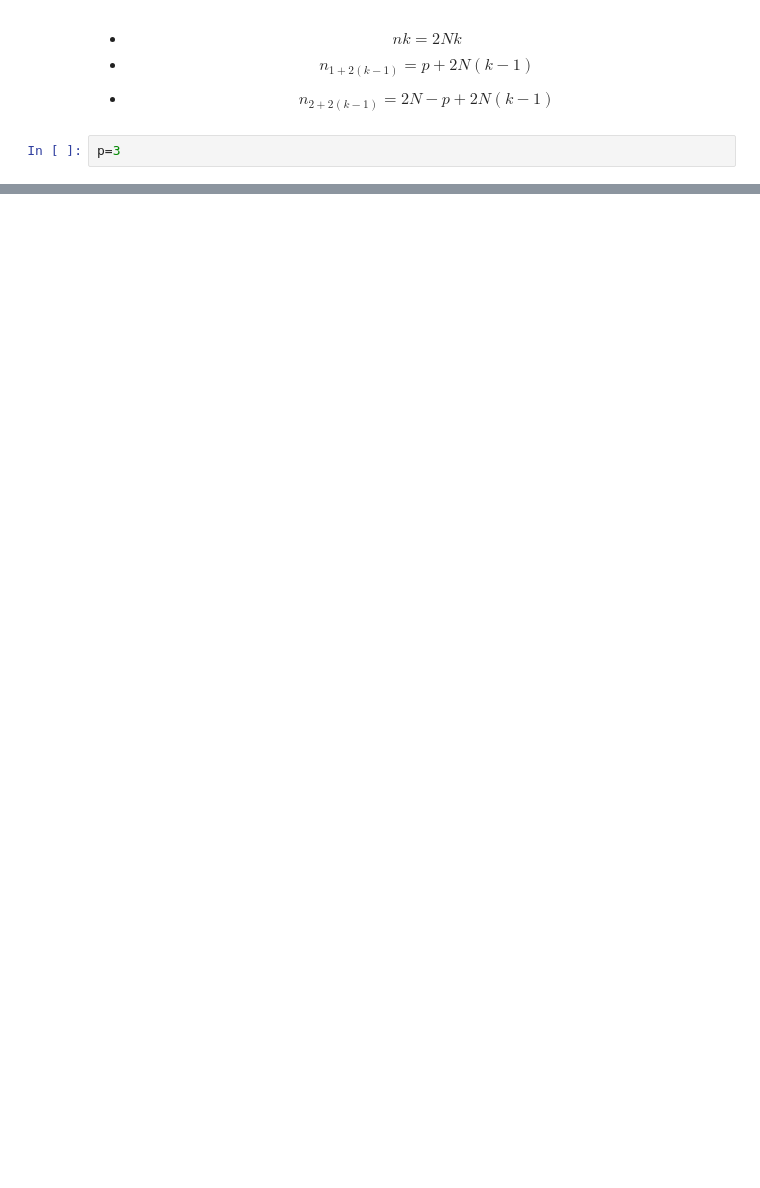
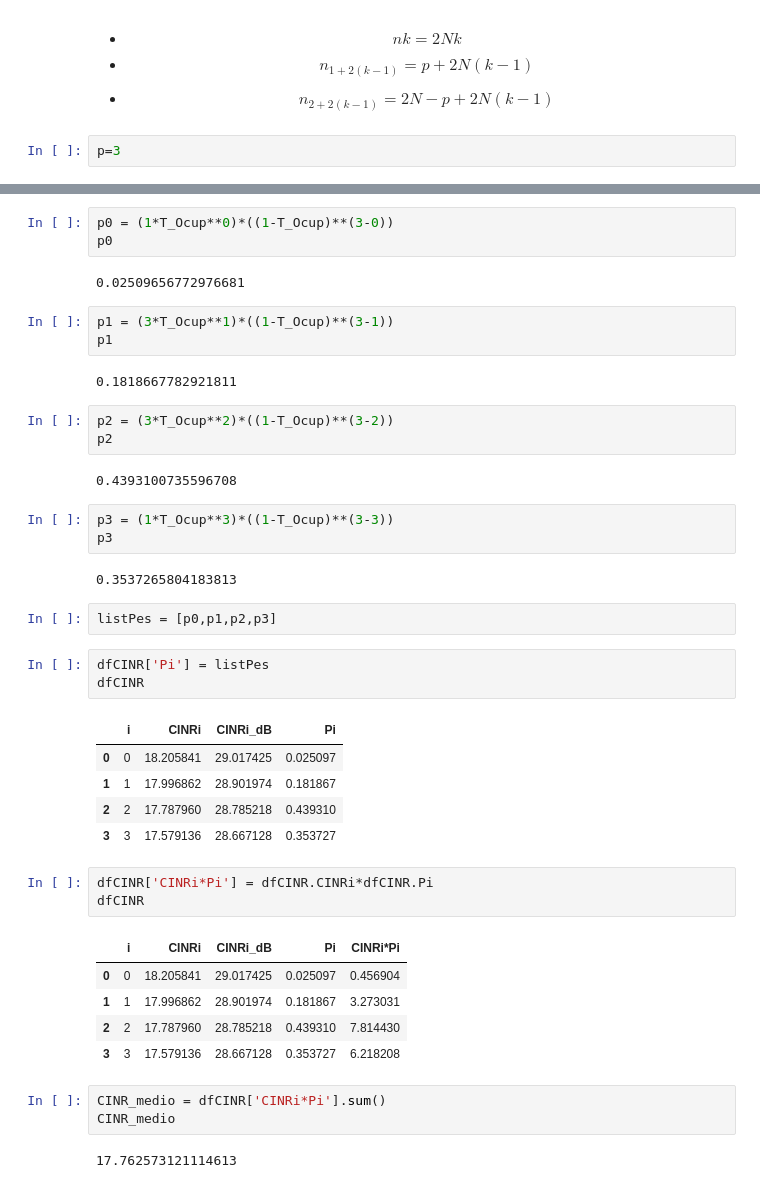
Before and after one commit to frlps/IE708A_FEEC_UNICAMP_S12021, a Jupyter notebook: Prova_IE708A_S12021.ipynb, the cells around one changed output, grey strips where cells are left out. Drawn from its saved outputs; the diff is of its cells as text; blank space fills up the shorter version.

```diff
--- a/Prova_IE708A_S12021.ipynb
+++ b/Prova_IE708A_S12021.ipynb
@@ -555,0 +610,45 @@ CNIR3LOG
+# %%
+p0 = (1*T_Ocup**0)*((1-T_Ocup)**(3-0))
+p0
+# %% [output]
+0.02509656772976681
+# %%
+p1 = (3*T_Ocup**1)*((1-T_Ocup)**(3-1))
+p1
+# %% [output]
+0.1818667782921811
+# %%
+p2 = (3*T_Ocup**2)*((1-T_Ocup)**(3-2))
+p2
+# %% [output]
+0.4393100735596708
+# %%
+p3 = (1*T_Ocup**3)*((1-T_Ocup)**(3-3))
+p3
+# %% [output]
+0.3537265804183813
+# %%
+listPes = [p0,p1,p2,p3]
+# %%
+dfCINR['Pi'] = listPes
+dfCINR
+# %% [output]
+|  | i | CINRi | CINRi_dB | Pi |
+| 0 | 0 | 18.205841 | 29.017425 | 0.025097 |
+| 1 | 1 | 17.996862 | 28.901974 | 0.181867 |
+| 2 | 2 | 17.787960 | 28.785218 | 0.439310 |
+| 3 | 3 | 17.579136 | 28.667128 | 0.353727 |
+# %%
+dfCINR['CINRi*Pi'] = dfCINR.CINRi*dfCINR.Pi
+dfCINR
+# %% [output]
+|  | i | CINRi | CINRi_dB | Pi | CINRi*Pi |
+| 0 | 0 | 18.205841 | 29.017425 | 0.025097 | 0.456904 |
+| 1 | 1 | 17.996862 | 28.901974 | 0.181867 | 3.273031 |
+| 2 | 2 | 17.787960 | 28.785218 | 0.439310 | 7.814430 |
+| 3 | 3 | 17.579136 | 28.667128 | 0.353727 | 6.218208 |
+# %%
+CINR_medio = dfCINR['CINRi*Pi'].sum()
+CINR_medio
+# %% [output]
+17.762573121114613
```
Also changed, not shown: parts of 59 cells of this notebook.
